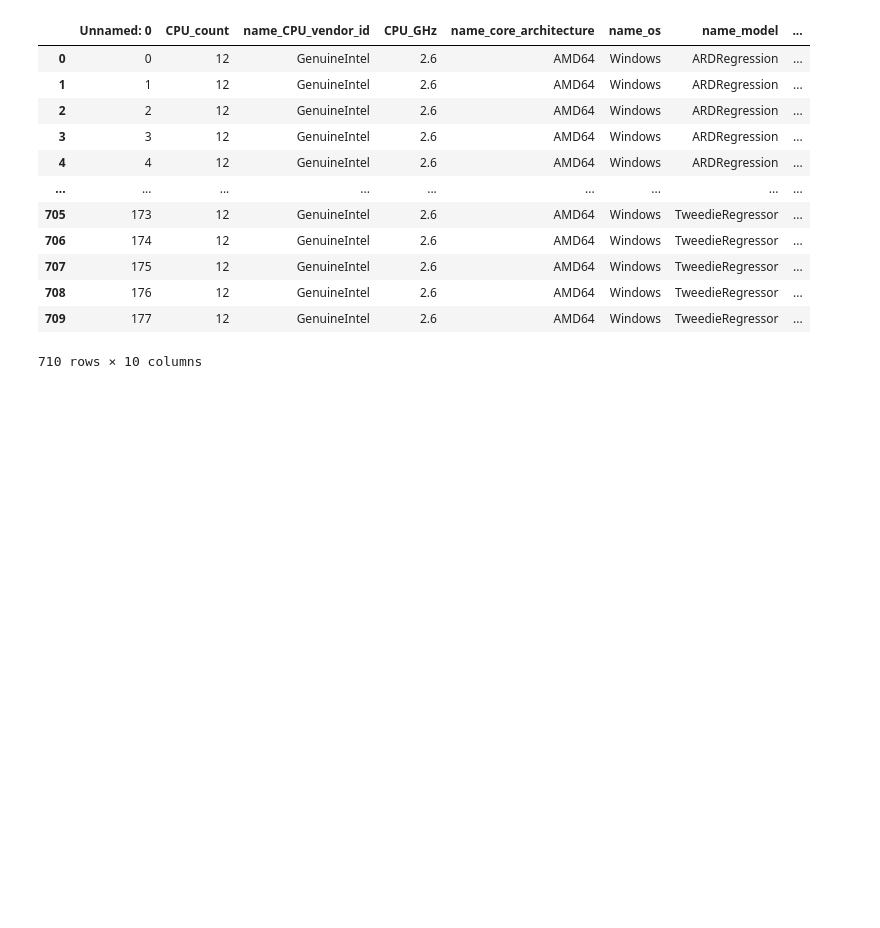
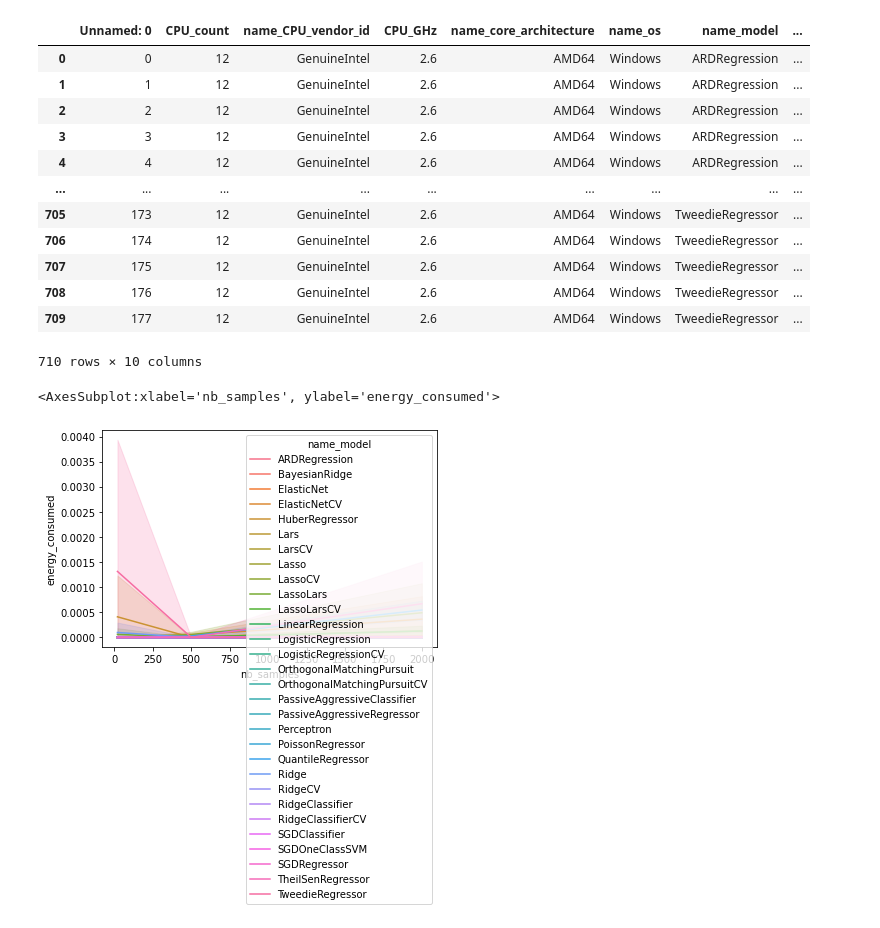
Before and after one commit to wesleymth/LauzHack-2022-energy, a Jupyter notebook: plotting_data.ipynb, the cells around one changed output. Drawn from its saved outputs; the diff is of its cells as text; code cells hidden in the pictures; blank space fills up the shorter version.

```diff
--- a/plotting_data.ipynb
+++ b/plotting_data.ipynb
@@ -33,3 +33,9 @@ full_data
 | 708 | 176 | 12 | GenuineIntel | 2.6 | AMD64 | Windows | TweedieRegressor | ... |
 | 709 | 177 | 12 | GenuineIntel | 2.6 | AMD64 | Windows | TweedieRegressor | ... |
 710 rows × 10 columns
+# %%
+# Sizes versus energy, hue =name_model
+sns.lineplot(data=full_data, x="nb_samples", y="energy_consumed", hue="name_model") # kW
+# %% [output]
+<AxesSubplot:xlabel='nb_samples', ylabel='energy_consumed'>
+[figure, added]
```
Also changed, not shown: parts of 5 cells of this notebook.
